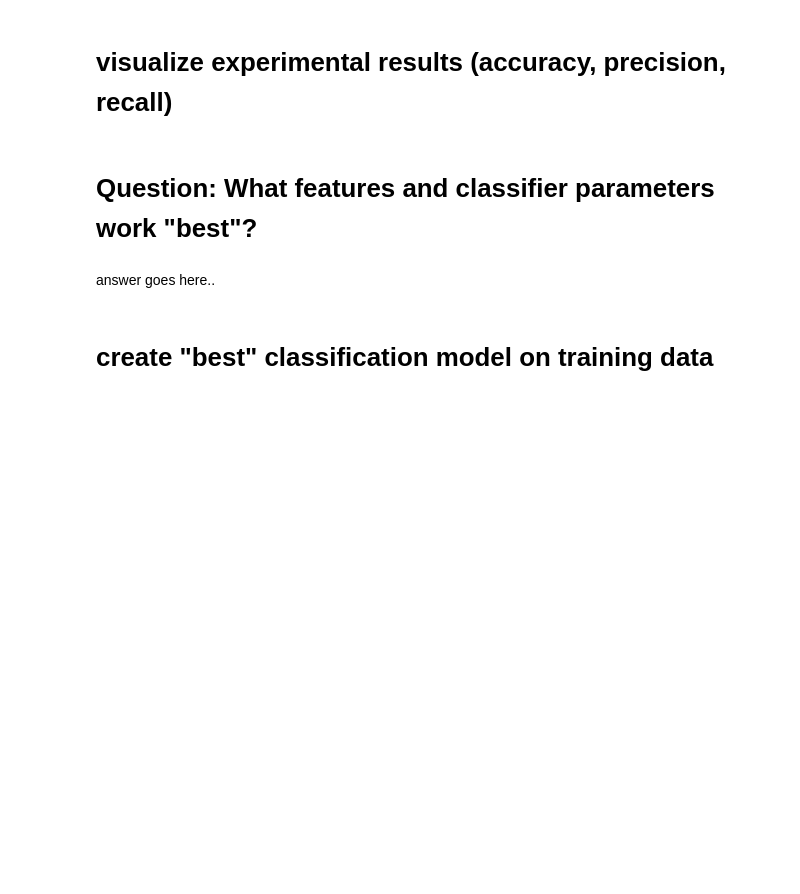
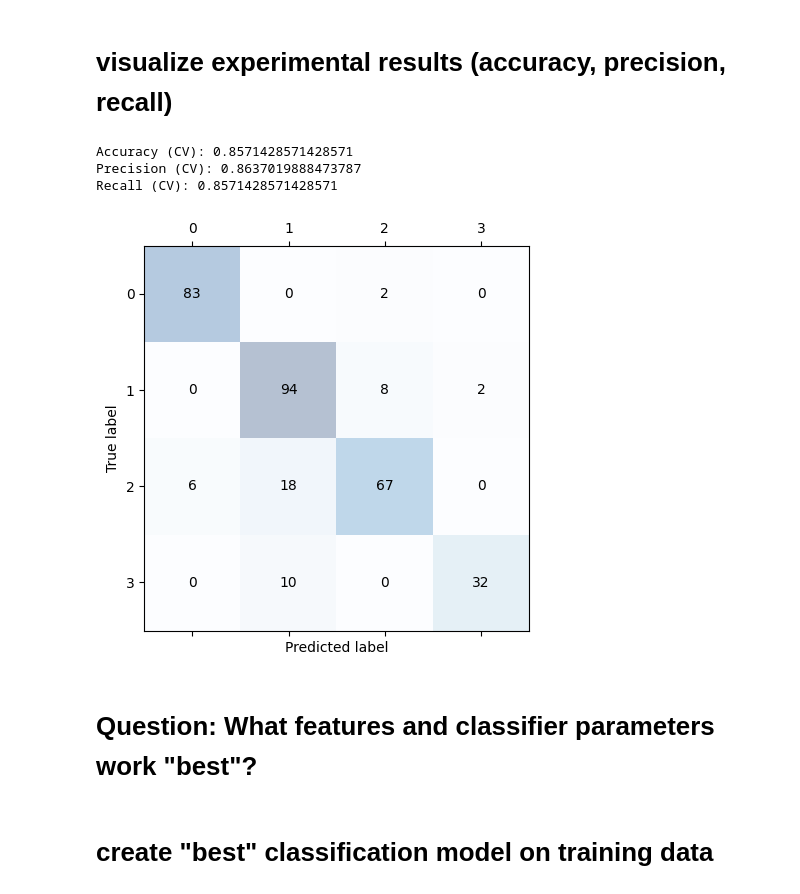
Before and after one commit to PatRakowicz/College-CS, a Jupyter notebook: CS-303/HW7/Homework_07-UserKnowledge.ipynb, the cells around one changed output. Saved outputs shown, nothing was run; the diff lists cells and outputs as text; code cells hidden in the pictures; blank space fills up the shorter version.

```diff
--- a/CS-303/HW7/Homework_07-UserKnowledge.ipynb
+++ b/CS-303/HW7/Homework_07-UserKnowledge.ipynb
@@ -21,10 +66,29 @@
 # %% [markdown]
 # visualize experimental results (accuracy, precision, recall)
 # %%
-#python code...
+y_pred_cv = cross_val_predict(knn, X, y, cv=5)
+print('Accuracy (CV):', accuracy_score(y, y_pred_cv))
+print('Precision (CV):', precision_score(y, y_pred_cv, average='weighted'))
+print('Recall (CV):', recall_score(y, y_pred_cv, average='weighted'))
+
+from sklearn.metrics import confusion_matrix
+conf_mat = confusion_matrix(y, y_pred_cv)
+fig, ax = plt.subplots(figsize=(5,5))
+ax.matshow(conf_mat, cmap=plt.cm.Blues, alpha=0.3)
+for i in range(conf_mat.shape[0]):
+    for j in range(conf_mat.shape[1]):
+        ax.text(x=j, y=i,
+                s=conf_mat[i, j],
+                va='center', ha='center')
+plt.xlabel('Predicted label')
+plt.ylabel('True label')
+plt.show()
+# %% [output]
+Accuracy (CV): 0.8571428571428571
+Precision (CV): 0.8637019888473787
+Recall (CV): 0.8571428571428571
+[figure, added]
 # %% [markdown]
 # Question: What features and classifier parameters work "best"?
-# %% [markdown]
-answer goes here..
 # %% [markdown]
 # create "best" classification model on training data
```
Also changed, not shown: parts of 9 cells of this notebook.
